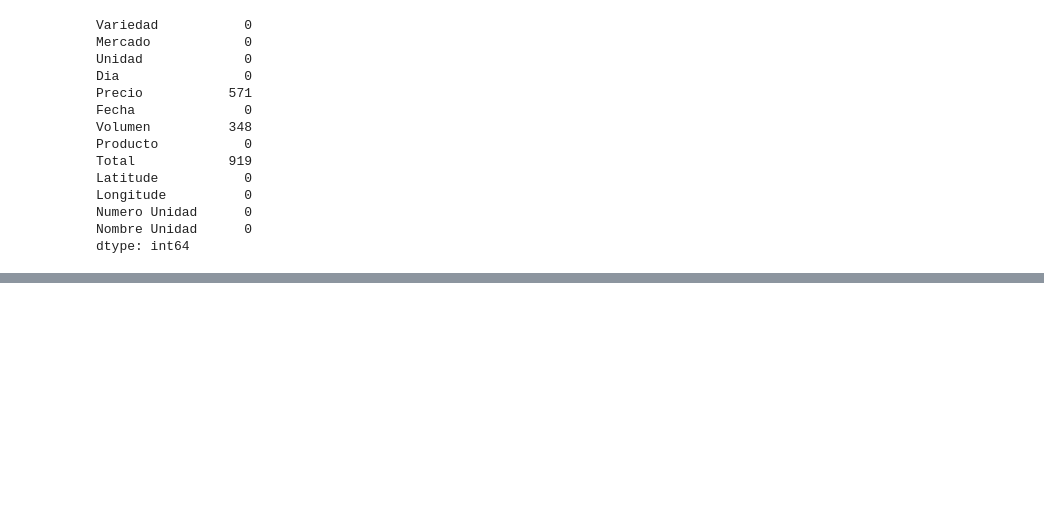
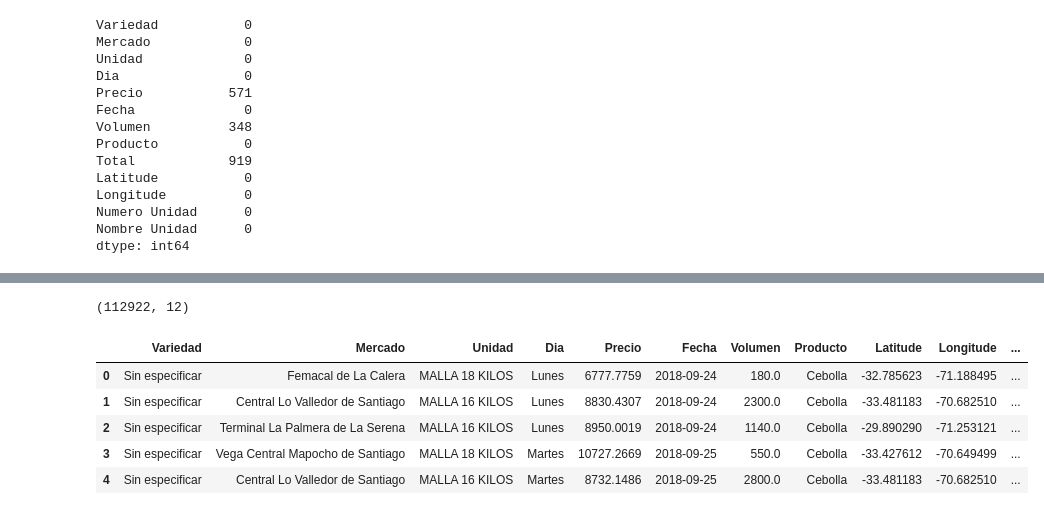
Before and after one commit to sebastiantare/fruitAndVegAnalysis, a Jupyter notebook: RefineData.ipynb, the cells around one changed output, grey strips where cells are left out. Saved outputs shown, nothing was run; the diff lists cells and outputs as text; code cells hidden in the pictures; blank space fills up the shorter version.

```diff
--- a/RefineData.ipynb
+++ b/RefineData.ipynb
@@ -238,0 +222,16 @@ df.to_csv('./exported_data_2018-09-24_to_2023-07-14_V1.2.csv')
+# %%
+df_drop = df.drop(index=df[df['Volumen'] <= 0].index)
+df_drop[df_drop['Volumen'] <= 0].shape[0], df_drop[df_drop['Volumen'] > 0].shape[0]
+df_drop = df_drop.drop(index=df_drop[df_drop['Precio'] <= 0].index)
+df_drop[df_drop['Precio'] <= 0].shape[0], df_drop[df_drop['Precio'] > 0].shape[0]
+df_drop = df_drop.reset_index(drop=True)
+print(df_drop.shape)
+df_drop.head()
+# %% [output]
+(112922, 12)
+|  | Variedad | Mercado | Unidad | Dia | Precio | Fecha | Volumen | Producto | Latitude | Longitude | ... |
+| 0 | Sin especificar | Femacal de La Calera | MALLA 18 KILOS | Lunes | 6777.7759 | 2018-09-24 | 180.0 | Cebolla | -32.785623 | -71.188495 | ... |
+| 1 | Sin especificar | Central Lo Valledor de Santiago | MALLA 16 KILOS | Lunes | 8830.4307 | 2018-09-24 | 2300.0 | Cebolla | -33.481183 | -70.682510 | ... |
+| 2 | Sin especificar | Terminal La Palmera de La Serena | MALLA 16 KILOS | Lunes | 8950.0019 | 2018-09-24 | 1140.0 | Cebolla | -29.890290 | -71.253121 | ... |
+| 3 | Sin especificar | Vega Central Mapocho de Santiago | MALLA 18 KILOS | Martes | 10727.2669 | 2018-09-25 | 550.0 | Cebolla | -33.427612 | -70.649499 | ... |
+| 4 | Sin especificar | Central Lo Valledor de Santiago | MALLA 16 KILOS | Martes | 8732.1486 | 2018-09-25 | 2800.0 | Cebolla | -33.481183 | -70.682510 | ... |
```
Also changed, not shown: parts of 19 cells of this notebook, 2 other files.
